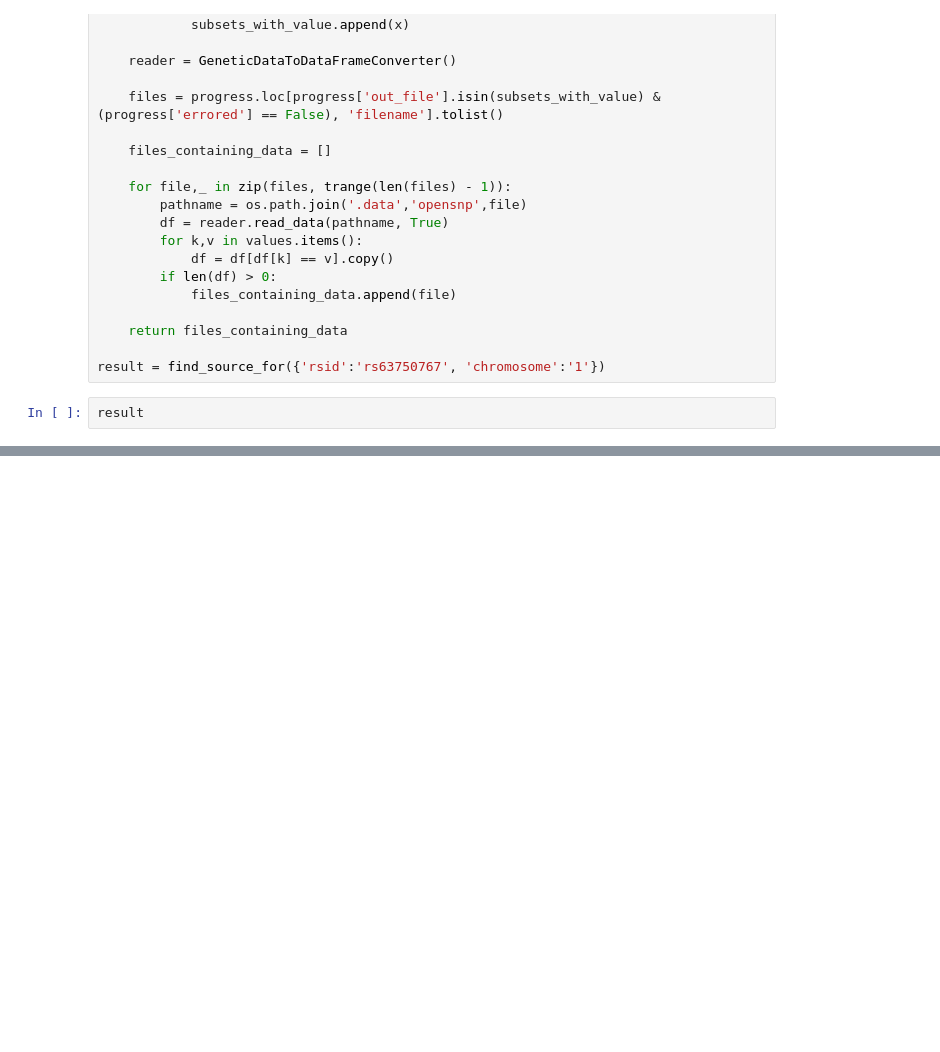
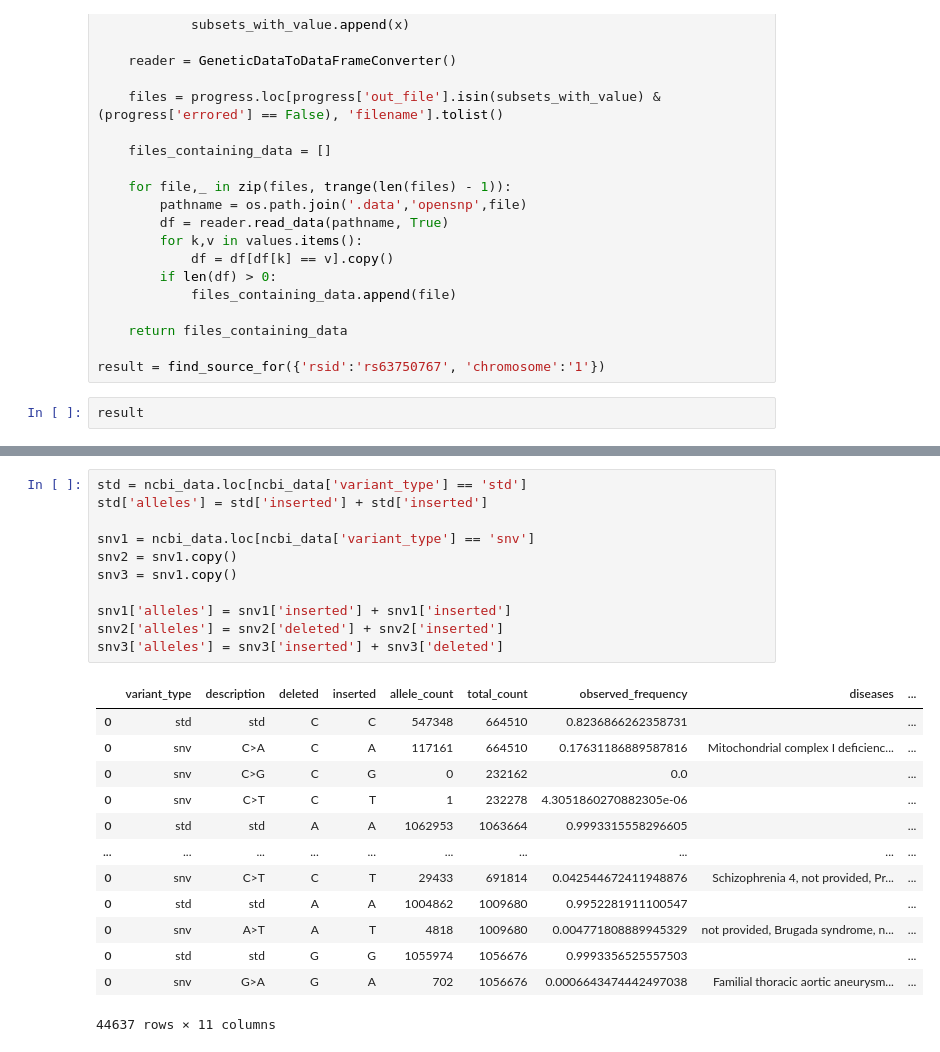
Before and after one commit to DavidMorton/dna, a Jupyter notebook: notebook.ipynb, the cells around one changed output, grey strips where cells are left out. Drawn from its saved outputs; the diff is of its cells as text; blank space fills up the shorter version.

```diff
--- a/notebook.ipynb
+++ b/notebook.ipynb
@@ -59,0 +199,25 @@ result
+# %%
+std = ncbi_data.loc[ncbi_data['variant_type'] == 'std']
+std['alleles'] = std['inserted'] + std['inserted']
+
+snv1 = ncbi_data.loc[ncbi_data['variant_type'] == 'snv']
+snv2 = snv1.copy()
+snv3 = snv1.copy()
+
+snv1['alleles'] = snv1['inserted'] + snv1['inserted']
+snv2['alleles'] = snv2['deleted'] + snv2['inserted']
+snv3['alleles'] = snv3['inserted'] + snv3['deleted']
+# %% [output]
+|  | variant_type | description | deleted | inserted | allele_count | total_count | observed_frequency | diseases | ... |
+| 0 | std | std | C | C | 547348 | 664510 | 0.8236866262358731 |  | ... |
+| 0 | snv | C>A | C | A | 117161 | 664510 | 0.17631186889587816 | Mitochondrial complex I deficienc... | ... |
+| 0 | snv | C>G | C | G | 0 | 232162 | 0.0 |  | ... |
+| 0 | snv | C>T | C | T | 1 | 232278 | 4.3051860270882305e-06 |  | ... |
+| 0 | std | std | A | A | 1062953 | 1063664 | 0.9993315558296605 |  | ... |
+| ... | ... | ... | ... | ... | ... | ... | ... | ... | ... |
+| 0 | snv | C>T | C | T | 29433 | 691814 | 0.042544672411948876 | Schizophrenia 4, not provided, Pr... | ... |
+| 0 | std | std | A | A | 1004862 | 1009680 | 0.9952281911100547 |  | ... |
+| 0 | snv | A>T | A | T | 4818 | 1009680 | 0.004771808889945329 | not provided, Brugada syndrome, n... | ... |
+| 0 | std | std | G | G | 1055974 | 1056676 | 0.9993356525557503 |  | ... |
+| 0 | snv | G>A | G | A | 702 | 1056676 | 0.0006643474442497038 | Familial thoracic aortic aneurysm... | ... |
+44637 rows × 11 columns
```
Also changed, not shown: parts of 40 cells of this notebook, 7 other files.
